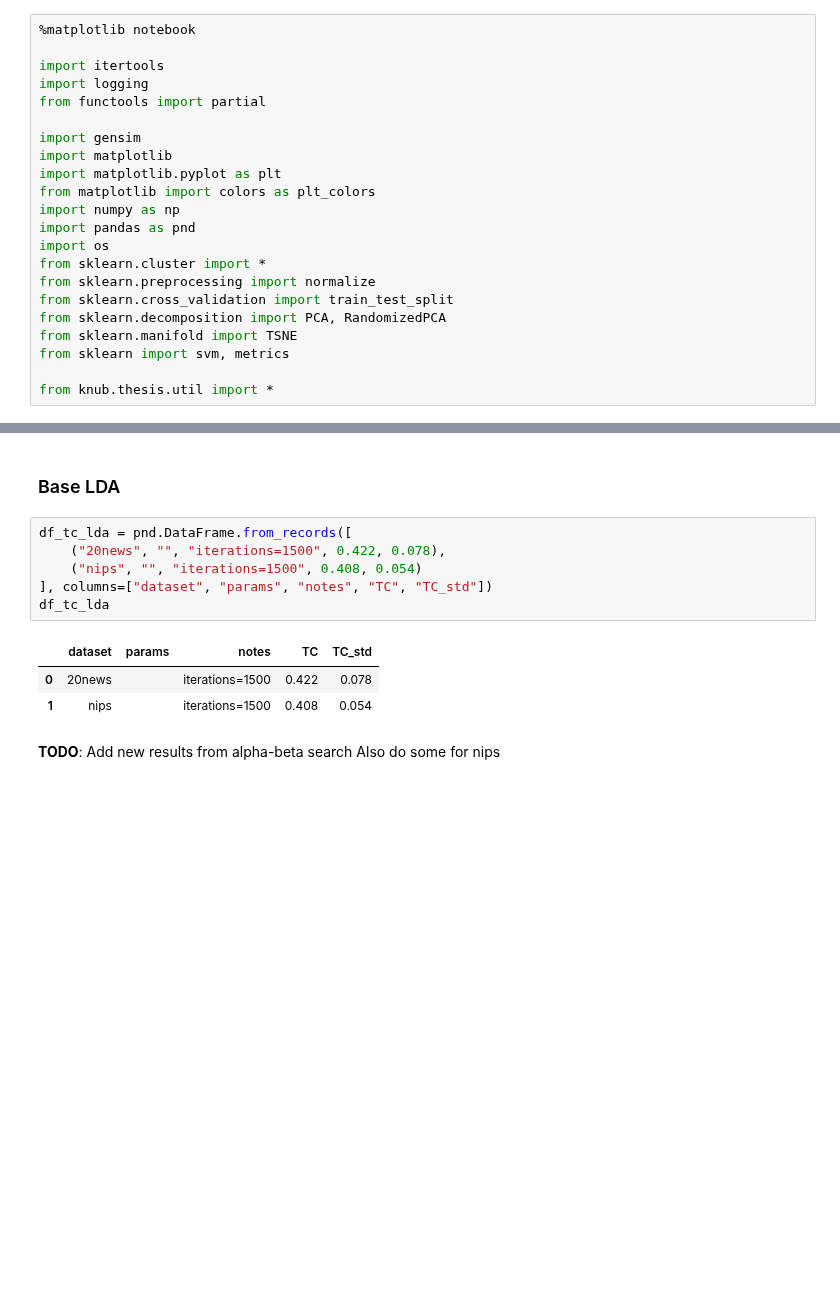
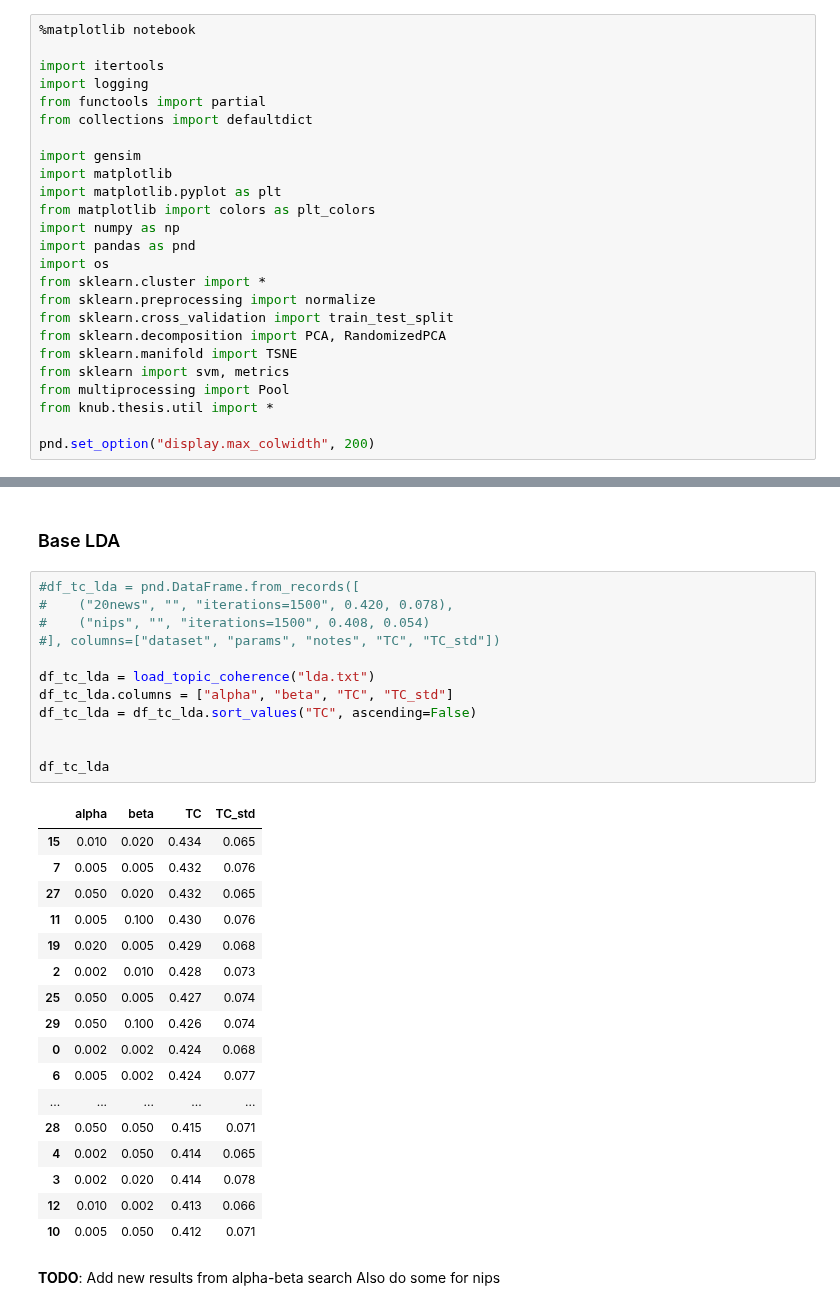
Before and after one commit to knub/master-thesis, a Jupyter notebook: notebooks/Competitive Evaluation.ipynb, the cells around one changed output, grey strips where cells are left out. Saved outputs shown, nothing was run; the diff lists cells and outputs as text; blank space fills up the shorter version.

```diff
--- a/notebooks/Competitive Evaluation.ipynb
+++ b/notebooks/Competitive Evaluation.ipynb
@@ -8,6 +8,7 @@
 import itertools
 import logging
 from functools import partial
+from collections import defaultdict
 
 import gensim
 import matplotlib
@@ -22,7 +23,9 @@ from sklearn.cross_validation import train_test_split
 from sklearn.decomposition import PCA, RandomizedPCA
 from sklearn.manifold import TSNE
 from sklearn import svm, metrics
+from multiprocessing import Pool
+from knub.thesis.util import *
 
-from knub.thesis.util import *
+pnd.set_option("display.max_colwidth", 200)
 # %% [markdown]
 ## Topic Coherence
@@ -64,15 +69,35 @@ def plot_iteration_for(df_param, params, r=0.9):
 # %% [markdown]
 ### Base LDA
 # %%
-df_tc_lda = pnd.DataFrame.from_records([
-    ("20news", "", "iterations=1500", 0.422, 0.078),
-    ("nips", "", "iterations=1500", 0.408, 0.054)
-], columns=["dataset", "params", "notes", "TC", "TC_std"])
+#df_tc_lda = pnd.DataFrame.from_records([
+#    ("20news", "", "iterations=1500", 0.420, 0.078),
+#    ("nips", "", "iterations=1500", 0.408, 0.054)
+#], columns=["dataset", "params", "notes", "TC", "TC_std"])
+
+df_tc_lda = load_topic_coherence("lda.txt")
+df_tc_lda.columns = ["alpha", "beta", "TC", "TC_std"]
+df_tc_lda = df_tc_lda.sort_values("TC", ascending=False)
+
+
 df_tc_lda
 # %% [output]
-|  | dataset | params | notes | TC | TC_std |
-| 0 | 20news |  | iterations=1500 | 0.422 | 0.078 |
-| 1 | nips |  | iterations=1500 | 0.408 | 0.054 |
+|  | alpha | beta | TC | TC_std |
+| 15 | 0.010 | 0.020 | 0.434 | 0.065 |
+| 7 | 0.005 | 0.005 | 0.432 | 0.076 |
+| 27 | 0.050 | 0.020 | 0.432 | 0.065 |
+| 11 | 0.005 | 0.100 | 0.430 | 0.076 |
+| 19 | 0.020 | 0.005 | 0.429 | 0.068 |
+| 2 | 0.002 | 0.010 | 0.428 | 0.073 |
+| 25 | 0.050 | 0.005 | 0.427 | 0.074 |
+| 29 | 0.050 | 0.100 | 0.426 | 0.074 |
+| 0 | 0.002 | 0.002 | 0.424 | 0.068 |
+| 6 | 0.005 | 0.002 | 0.424 | 0.077 |
+| ... | ... | ... | ... | ... |
+| 28 | 0.050 | 0.050 | 0.415 | 0.071 |
+| 4 | 0.002 | 0.050 | 0.414 | 0.065 |
+| 3 | 0.002 | 0.020 | 0.414 | 0.078 |
+| 12 | 0.010 | 0.002 | 0.413 | 0.066 |
+| 10 | 0.005 | 0.050 | 0.412 | 0.071 |
 # %% [markdown]
 **TODO**: Add new results from alpha-beta search
 Also do some for nips
```
Also changed, not shown: parts of 31 cells of this notebook.
